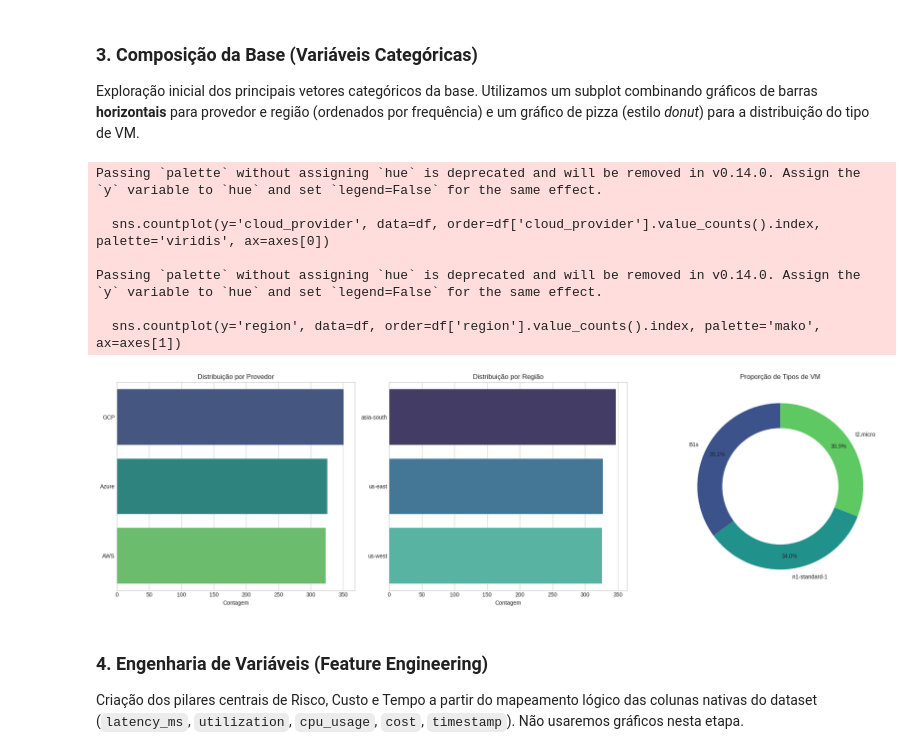
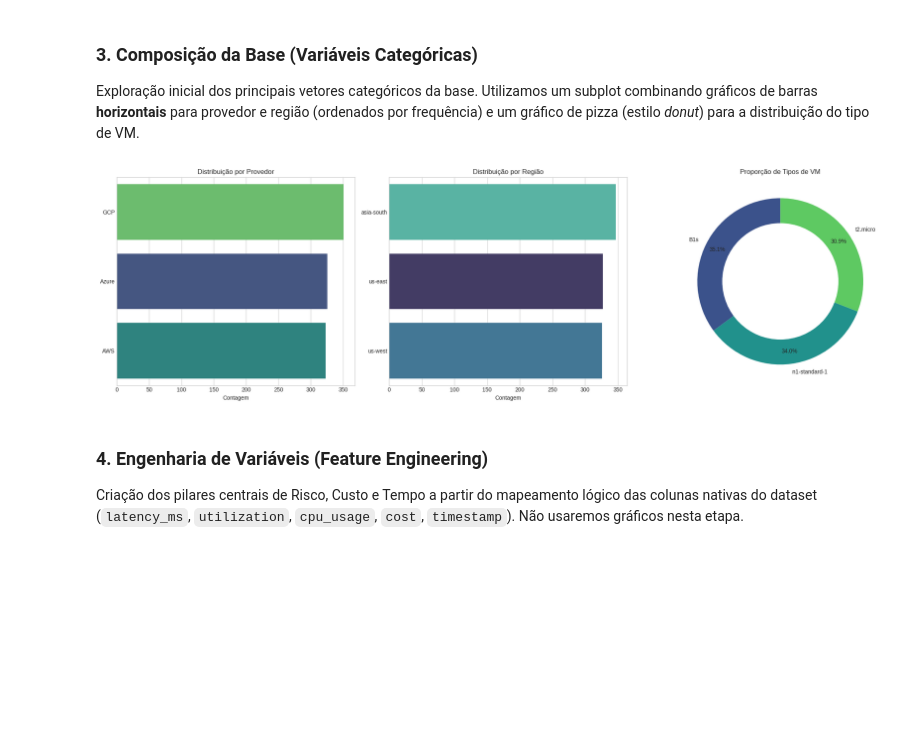
Before and after one commit to mdelgiudicechaves-art/Atividade-2---SDD---Marina-Chaves, a Jupyter notebook: MVP_Risco_Custo_Tempo_Tarefa2.ipynb, the cells around one changed output. Cells and saved outputs as stored; diff of their text form; code cells hidden in the pictures; blank space fills up the shorter version.

```diff
--- a/MVP_Risco_Custo_Tempo_Tarefa2.ipynb
+++ b/MVP_Risco_Custo_Tempo_Tarefa2.ipynb
@@ -106,36 +106,31 @@ Utilizamos um subplot combinando gráficos de barras **horizontais** para proved
 # %%
 fig, axes = plt.subplots(1, 3, figsize=(20, 6))
 
 # 1. Provider (Barras Horizontais)
-sns.countplot(y='cloud_provider', data=df, order=df['cloud_provider'].value_counts().index, palette='viridis', ax=axes[0])
+sns.countplot(y='cloud_provider', data=df, order=df['cloud_provider'].value_counts().index,
+              hue='cloud_provider', palette='viridis', legend=False, ax=axes[0])
 axes[0].set_title('Distribuição por Provedor')
 axes[0].set_xlabel('Contagem')
 axes[0].set_ylabel('')
 
 # 2. Region (Barras Horizontais)
-sns.countplot(y='region', data=df, order=df['region'].value_counts().index, palette='mako', ax=axes[1])
+sns.countplot(y='region', data=df, order=df['region'].value_counts().index,
+              hue='region', palette='mako', legend=False, ax=axes[1])
 axes[1].set_title('Distribuição por Região')
 axes[1].set_xlabel('Contagem')
 axes[1].set_ylabel('')
 
 # 3. Tipo de VM (Donut Chart)
 vm_counts = df['vm_type'].value_counts()
 axes[2].pie(vm_counts, labels=vm_counts.index, autopct='%1.1f%%', colors=sns.color_palette('viridis', len(vm_counts)), startangle=90, pctdistance=0.85)
 centre_circle = plt.Circle((0,0), 0.70, fc='white')
 axes[2].add_artist(centre_circle)
 axes[2].set_title('Proporção de Tipos de VM')
 
 plt.tight_layout()
 plt.show()
 # %% [output]
-Passing `palette` without assigning `hue` is deprecated and will be removed in v0.14.0. Assign the `y` variable to `hue` and set `legend=False` for the same effect.
-
-  sns.countplot(y='cloud_provider', data=df, order=df['cloud_provider'].value_counts().index, palette='viridis', ax=axes[0])
-
-Passing `palette` without assigning `hue` is deprecated and will be removed in v0.14.0. Assign the `y` variable to `hue` and set `legend=False` for the same effect.
-
-  sns.countplot(y='region', data=df, order=df['region'].value_counts().index, palette='mako', ax=axes[1])
-[figure, old version]
+[figure, new version]
 # %% [markdown]
 ### 4. Engenharia de Variáveis (Feature Engineering)
 Criação dos pilares centrais de Risco, Custo e Tempo a partir do mapeamento lógico das colunas nativas do dataset (`latency_ms`, `utilization`, `cpu_usage`, `cost`, `timestamp`). Não usaremos gráficos nesta etapa.
```
Also changed, not shown: parts of 2 cells of this notebook.
